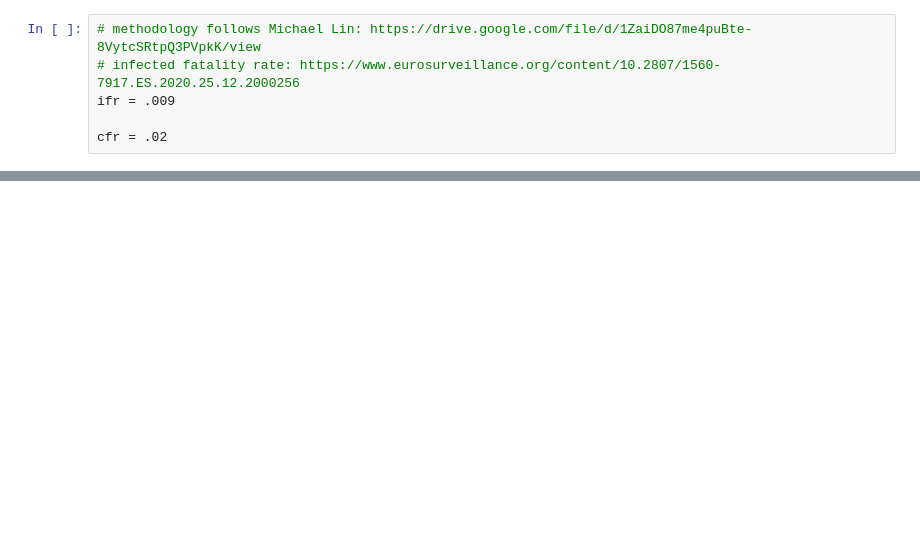
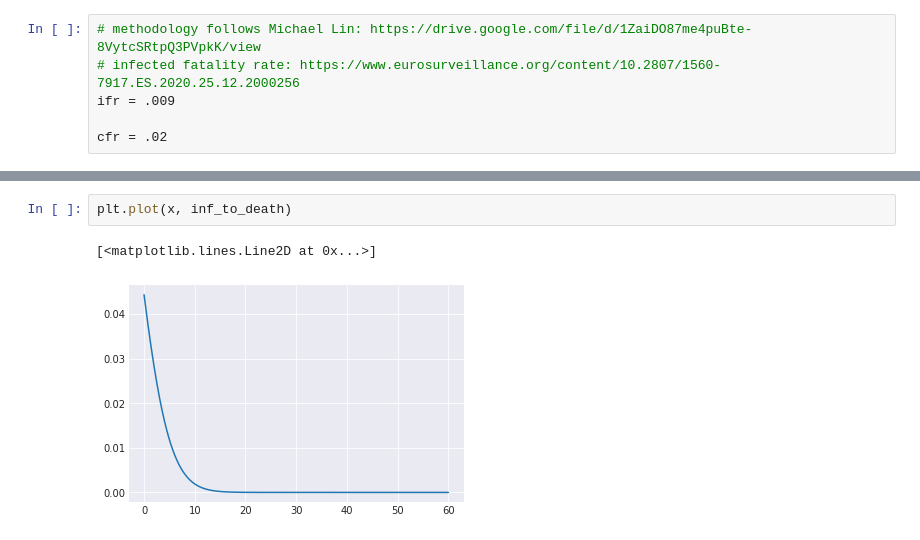
Before and after one commit to bensonlee5/covid19, a Jupyter notebook: covid_nytimes.ipynb, the cells around one changed output, grey strips where cells are left out. Drawn from its saved outputs; the diff is of its cells as text; blank space fills up the shorter version.

```diff
--- a/covid_nytimes.ipynb
+++ b/covid_nytimes.ipynb
@@ -139,0 +180,5 @@ NameError: name 'df_cases' is not defined
+# %%
+plt.plot(x, inf_to_death)
+# %% [output]
+[<matplotlib.lines.Line2D at 0x...>]
+[figure, added]
```
Also changed, not shown: parts of 72 cells of this notebook.
